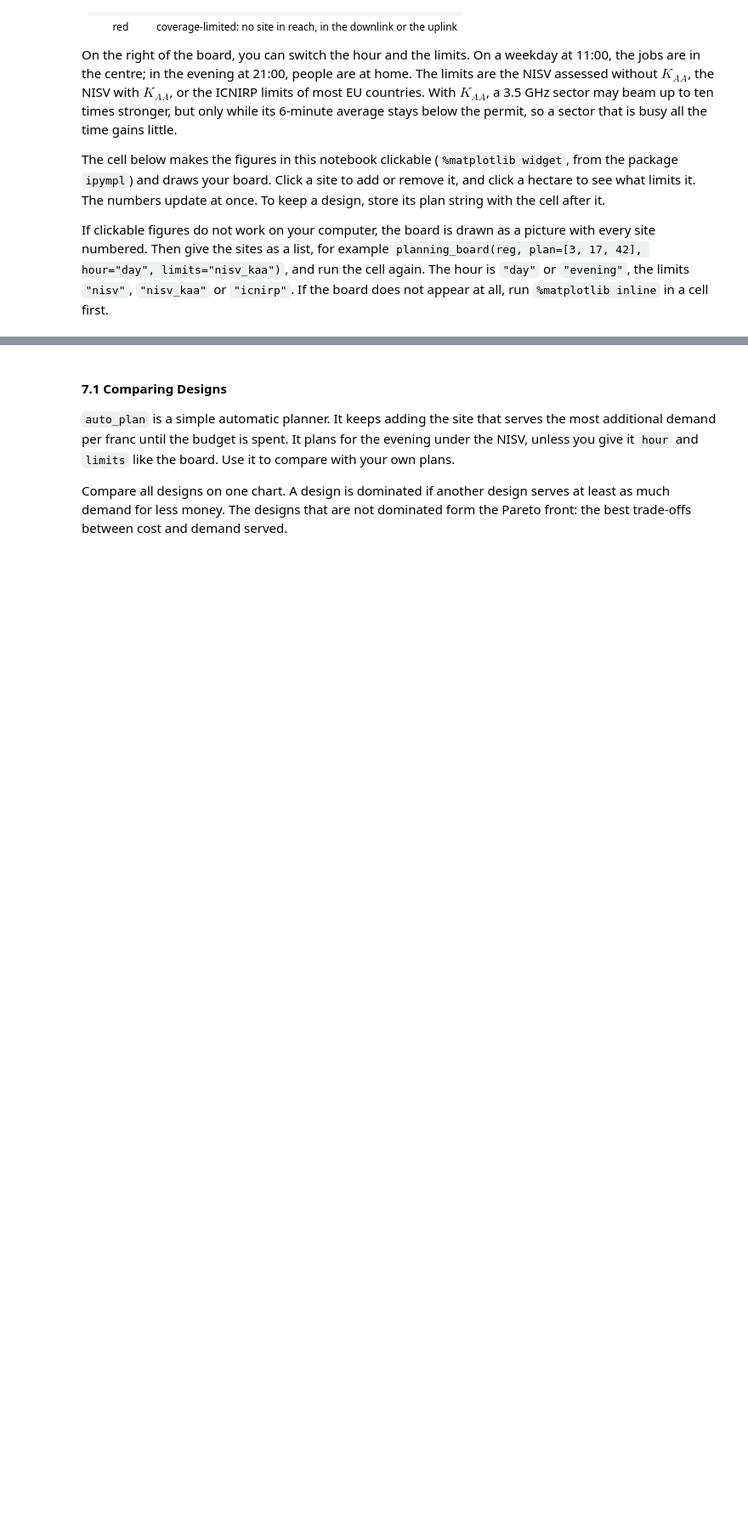
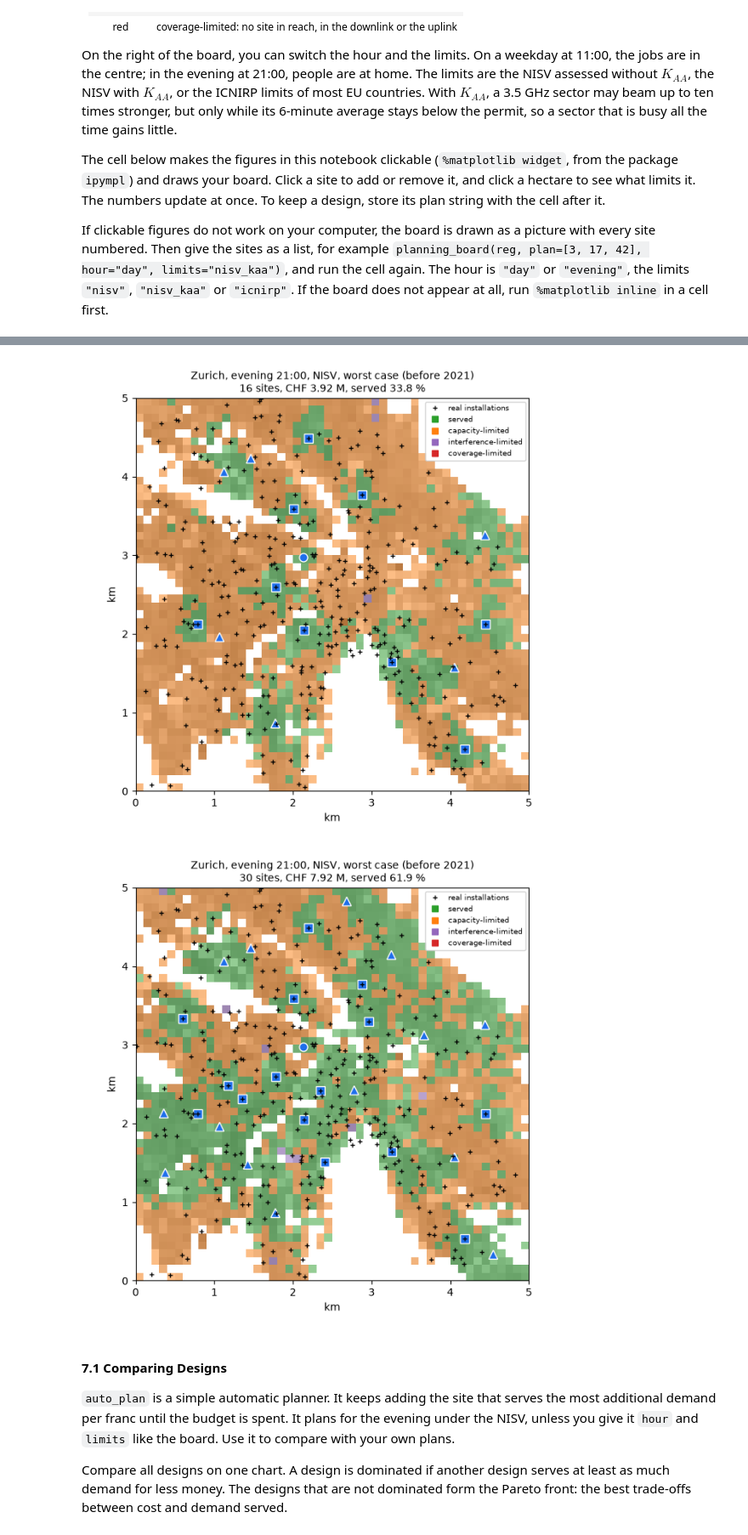
Before and after one commit to SuleKhan/Wireless-Networking-and-Mobile-Computing-H26, a Jupyter notebook: wireless-networking-and-mobile-computing/notebooks/04 Wireless Protocols/Network_Cellular.ipynb, the cells around one changed output, grey strips where cells are left out. Shown at 85% size. Cells and saved outputs as stored; diff of their text form; code cells hidden in the pictures; blank space fills up the shorter version.

```diff
--- a/wireless-networking-and-mobile-computing/notebooks/04 Wireless Protocols/Network_Cellular.ipynb
+++ b/wireless-networking-and-mobile-computing/notebooks/04 Wireless Protocols/Network_Cellular.ipynb
@@ -37,7 +41,7 @@ All models are simplified. Every number is a stated assumption, typical for a Sw
 Your district and your distance to the nearest flat depend on your matriculation number.
 # %%
 # --- Declarations: editable variables for students ---
-MATRICULATION = "12-345-678"     # <-- Change this. Your matriculation number
+MATRICULATION = "21-715-917"     # <-- Change this. Your matriculation number
 
 SEED = seed_from(MATRICULATION)
 # %% [markdown]
@@ -253,5 +301,6 @@ board = planning_board(reg)      # <-- Or start from a list or a plan string: pl
 # %%
 # --- Keep a design: after clicking, store its plan string (PLAN_B, PLAN_C, ... for the next ones) ---
-PLAN_A = board.plan_string       # <-- Change this.
-print(PLAN_A)
-res_a = evaluate_plan(reg, PLAN_A)
+PLAN_A = {"matriculation": "21-715-917", "district": "Zurich", "hour": "evening", "limits": "nisv", "plan": [6, 30, 35, 48, 56, 60, 63, 82, 96, 101, 111, 161, 166, 185, 197, 234]}
+PLAN_B = board.plan_string       # <-- Change this.
+print(PLAN_B)
+res_b = evaluate_plan(reg, PLAN_B)
@@ -258,5 +311,9 @@ res_a = evaluate_plan(reg, PLAN_A)
 # %%
 res_a = show_plan(reg, PLAN_A, real_sites=True)    # a picture of a design, with the real installations
+res_b = show_plan(reg, PLAN_B, real_sites=True)    # a picture of a design, with the real installations
+# %% [output]
+[figure, added]
+[figure, added]
 # %% [markdown]
 #### 7.1 Comparing Designs
 
```
Also changed, not shown: parts of 12 cells of this notebook, 27 other files.
